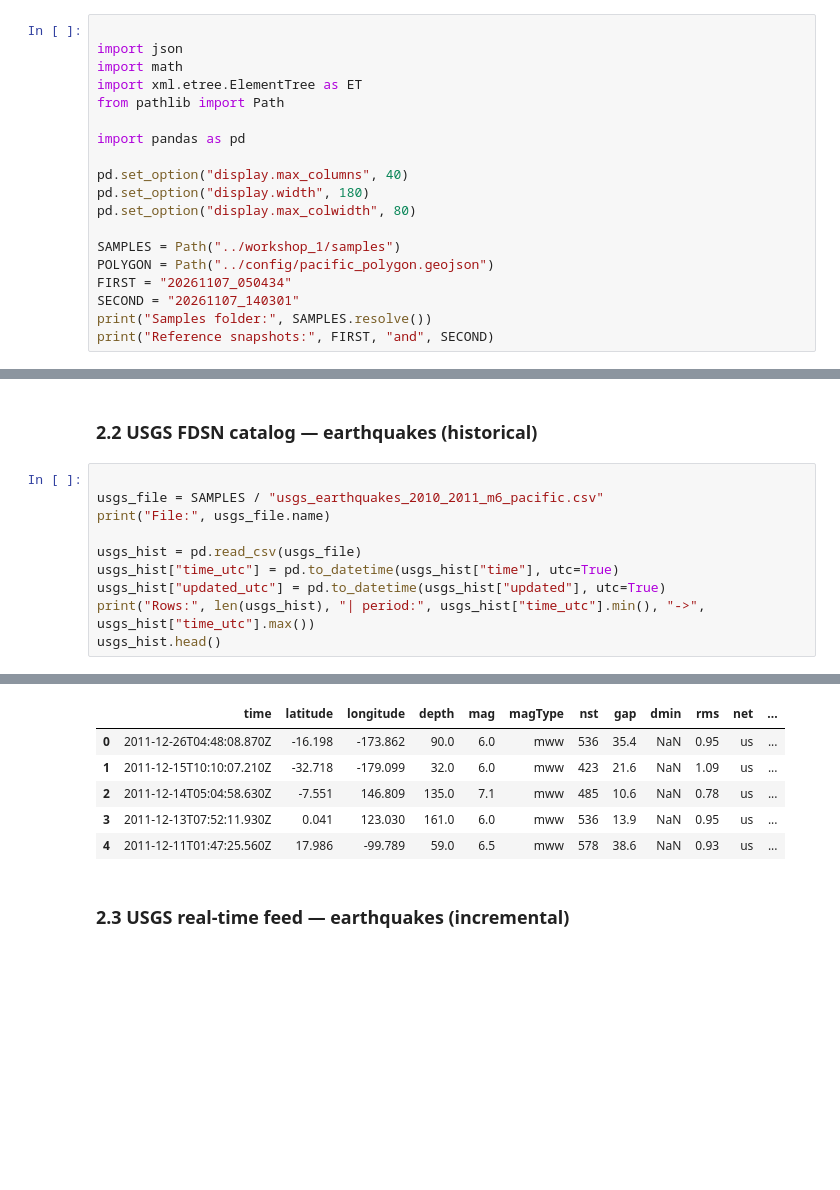
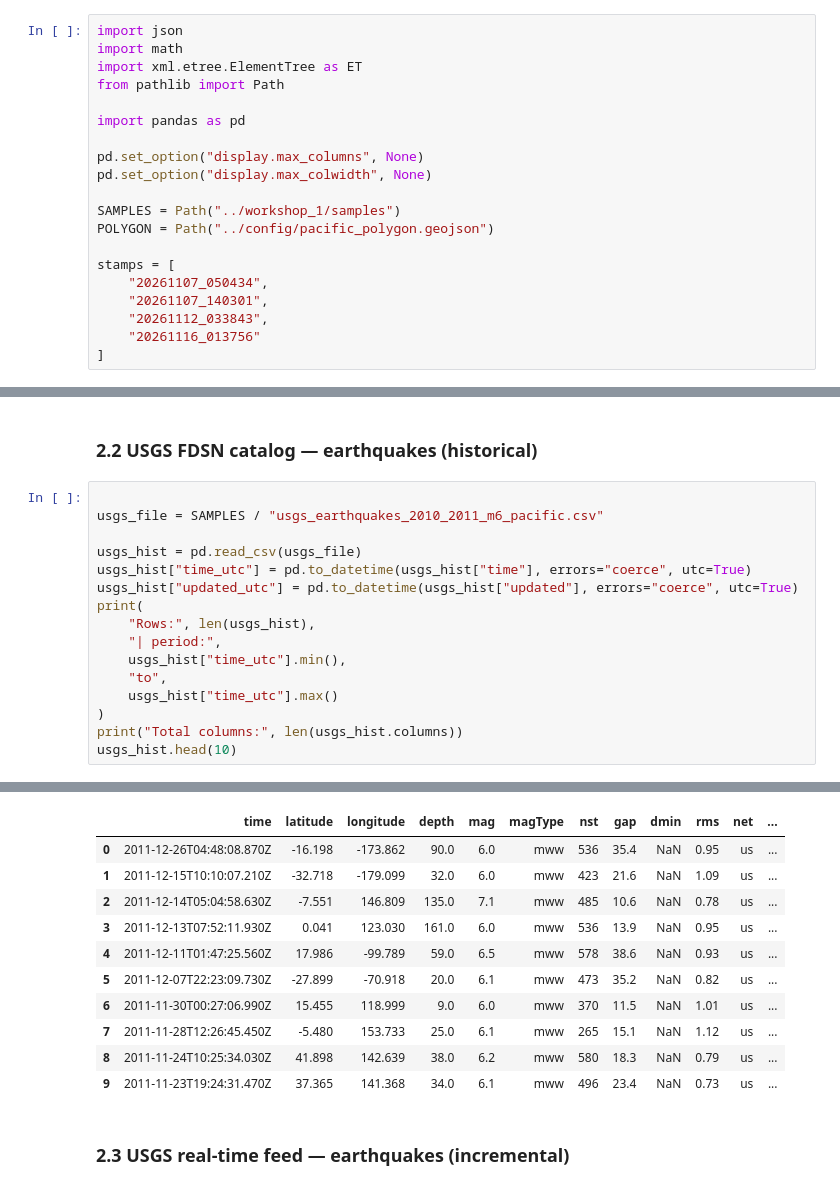
Before and after one commit to g8martinezsilva/tsunami-monitoring, a Jupyter notebook: notebooks/01_source_profiling.ipynb, the cells around one changed output, grey strips where cells are left out. Cells and saved outputs as stored; diff of their text form; blank space fills up the shorter version.

```diff
--- a/notebooks/01_source_profiling.ipynb
+++ b/notebooks/01_source_profiling.ipynb
@@ -7,7 +7,6 @@ This notebook reads only the saved samples in `workshop_1/samples/`. Historical
 # %% [markdown]
 ## 1. Setup
 # %%
-
 import json
 import math
 import xml.etree.ElementTree as ET
@@ -15,13 +14,15 @@ from pathlib import Path
 
 import pandas as pd
 
-pd.set_option("display.max_columns", 40)
-pd.set_option("display.width", 180)
-pd.set_option("display.max_colwidth", 80)
+pd.set_option("display.max_columns", None)
+pd.set_option("display.max_colwidth", None)
 
 SAMPLES = Path("../workshop_1/samples")
 POLYGON = Path("../config/pacific_polygon.geojson")
-FIRST = "20261107_050434"
-SECOND = "20261107_140301"
-print("Samples folder:", SAMPLES.resolve())
-print("Reference snapshots:", FIRST, "and", SECOND)
+
+stamps = [
+    "20261107_050434",
+    "20261107_140301",
+    "20261112_033843",
+    "20261116_013756"
+]
@@ -82,11 +156,17 @@ Unparseable dates: 0
 # %%
 
 usgs_file = SAMPLES / "usgs_earthquakes_2010_2011_m6_pacific.csv"
-print("File:", usgs_file.name)
 
 usgs_hist = pd.read_csv(usgs_file)
-usgs_hist["time_utc"] = pd.to_datetime(usgs_hist["time"], utc=True)
-usgs_hist["updated_utc"] = pd.to_datetime(usgs_hist["updated"], utc=True)
-print("Rows:", len(usgs_hist), "| period:", usgs_hist["time_utc"].min(), "->", usgs_hist["time_utc"].max())
-usgs_hist.head()
+usgs_hist["time_utc"] = pd.to_datetime(usgs_hist["time"], errors="coerce", utc=True)
+usgs_hist["updated_utc"] = pd.to_datetime(usgs_hist["updated"], errors="coerce", utc=True)
+print(
+    "Rows:", len(usgs_hist),
+    "| period:",
+    usgs_hist["time_utc"].min(),
+    "to",
+    usgs_hist["time_utc"].max()
+)
+print("Total columns:", len(usgs_hist.columns))
+usgs_hist.head(10)
 # %% [output]
@@ -95,9 +175,14 @@ Rows: 343 | period: 2010-01-02 08:45:33.020000+00:00 -> 2011-12-26 04:48:08.8700
 |  | time | latitude | longitude | depth | mag | magType | nst | gap | dmin | rms | net | ... |
 | 0 | 2011-12-26T04:48:08.870Z | -16.198 | -173.862 | 90.0 | 6.0 | mww | 536 | 35.4 | NaN | 0.95 | us | ... |
 | 1 | 2011-12-15T10:10:07.210Z | -32.718 | -179.099 | 32.0 | 6.0 | mww | 423 | 21.6 | NaN | 1.09 | us | ... |
 | 2 | 2011-12-14T05:04:58.630Z | -7.551 | 146.809 | 135.0 | 7.1 | mww | 485 | 10.6 | NaN | 0.78 | us | ... |
 | 3 | 2011-12-13T07:52:11.930Z | 0.041 | 123.030 | 161.0 | 6.0 | mww | 536 | 13.9 | NaN | 0.95 | us | ... |
 | 4 | 2011-12-11T01:47:25.560Z | 17.986 | -99.789 | 59.0 | 6.5 | mww | 578 | 38.6 | NaN | 0.93 | us | ... |
+| 5 | 2011-12-07T22:23:09.730Z | -27.899 | -70.918 | 20.0 | 6.1 | mww | 473 | 35.2 | NaN | 0.82 | us | ... |
+| 6 | 2011-11-30T00:27:06.990Z | 15.455 | 118.999 | 9.0 | 6.0 | mww | 370 | 11.5 | NaN | 1.01 | us | ... |
+| 7 | 2011-11-28T12:26:45.450Z | -5.480 | 153.733 | 25.0 | 6.1 | mww | 265 | 15.1 | NaN | 1.12 | us | ... |
+| 8 | 2011-11-24T10:25:34.030Z | 41.898 | 142.639 | 38.0 | 6.2 | mww | 580 | 18.3 | NaN | 0.79 | us | ... |
+| 9 | 2011-11-23T19:24:31.470Z | 37.365 | 141.368 | 34.0 | 6.1 | mww | 496 | 23.4 | NaN | 0.73 | us | ... |
 # %% [markdown]
 ### 2.3 USGS real-time feed — earthquakes (incremental)
 # %%
```
Also changed, not shown: parts of 39 cells of this notebook.
